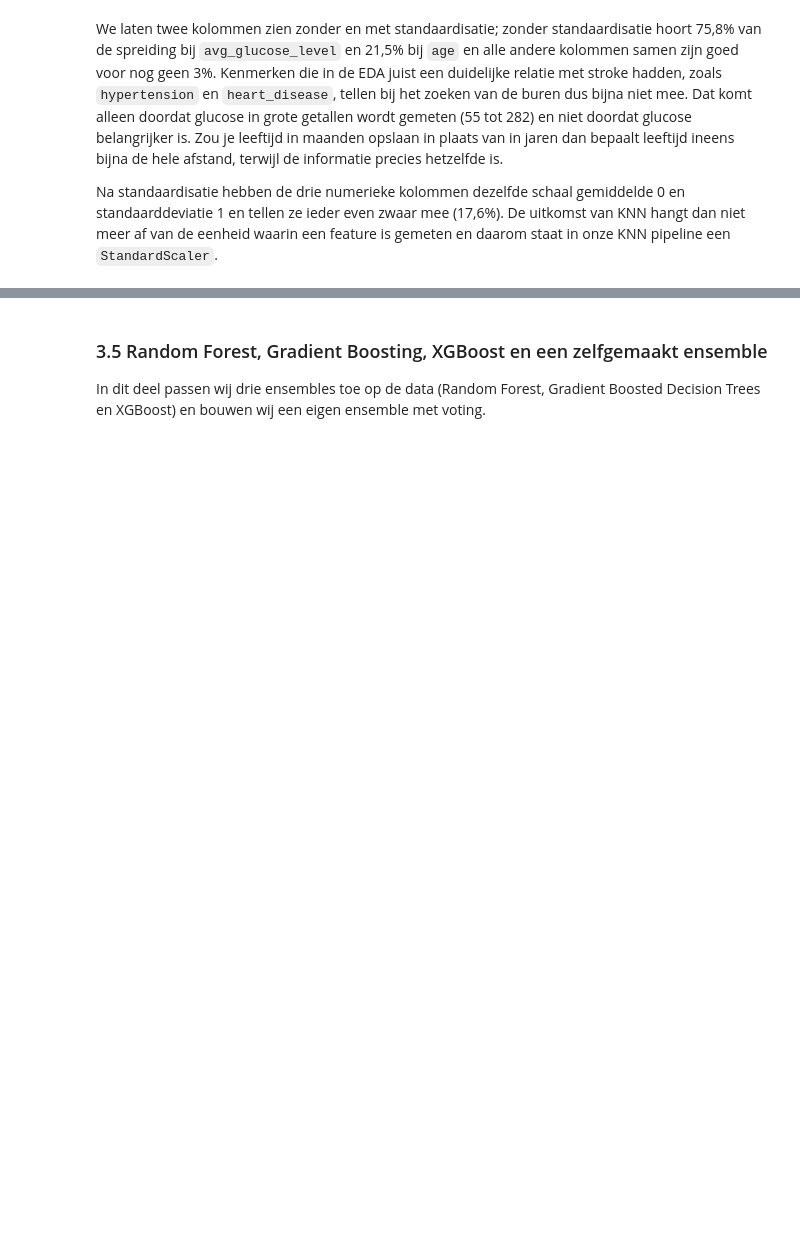
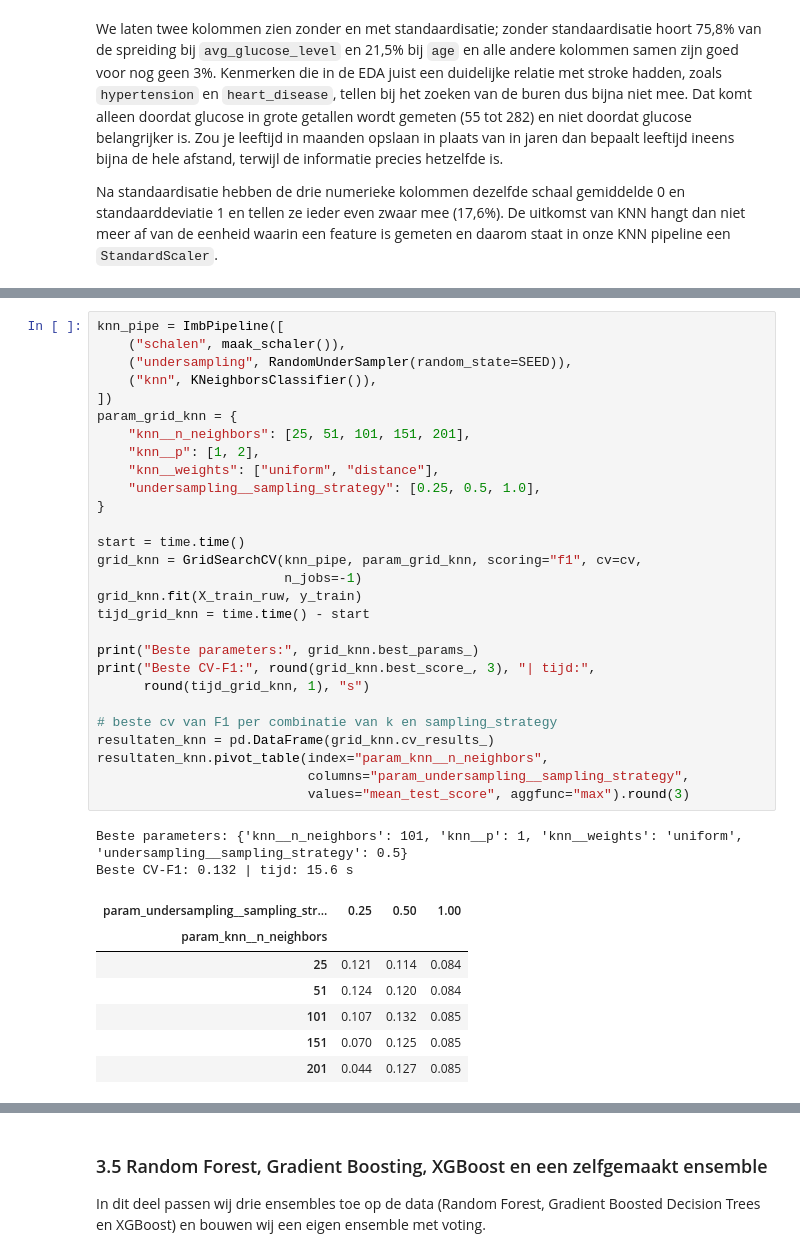
Before and after one commit to AlishaSR2k5/Machine-Learning-Portfolio-1, a Jupyter notebook: portfolio_opdracht_stroke.ipynb, the cells around one changed output, grey strips where cells are left out. Saved outputs shown, nothing was run; the diff lists cells and outputs as text; blank space fills up the shorter version.

```diff
--- a/portfolio_opdracht_stroke.ipynb
+++ b/portfolio_opdracht_stroke.ipynb
@@ -877,0 +1004,38 @@ Na standaardisatie hebben de drie numerieke kolommen dezelfde schaal gemiddelde
+# %%
+knn_pipe = ImbPipeline([
+    ("schalen", maak_schaler()),
+    ("undersampling", RandomUnderSampler(random_state=SEED)),
+    ("knn", KNeighborsClassifier()),
+])
+param_grid_knn = {
+    "knn__n_neighbors": [25, 51, 101, 151, 201],
+    "knn__p": [1, 2],
+    "knn__weights": ["uniform", "distance"],
+    "undersampling__sampling_strategy": [0.25, 0.5, 1.0],
+}
+
+start = time.time()
+grid_knn = GridSearchCV(knn_pipe, param_grid_knn, scoring="f1", cv=cv,
+                        n_jobs=-1)
+grid_knn.fit(X_train_ruw, y_train)
+tijd_grid_knn = time.time() - start
+
+print("Beste parameters:", grid_knn.best_params_)
+print("Beste CV-F1:", round(grid_knn.best_score_, 3), "| tijd:",
+      round(tijd_grid_knn, 1), "s")
+
+# beste cv van F1 per combinatie van k en sampling_strategy
+resultaten_knn = pd.DataFrame(grid_knn.cv_results_)
+resultaten_knn.pivot_table(index="param_knn__n_neighbors",
+                           columns="param_undersampling__sampling_strategy",
+                           values="mean_test_score", aggfunc="max").round(3)
+# %% [output]
+Beste parameters: {'knn__n_neighbors': 101, 'knn__p': 1, 'knn__weights': 'uniform', 'undersampling__sampling_strategy': 0.5}
+Beste CV-F1: 0.132 | tijd: 15.6 s
+| param_undersampling__sampling_str... | 0.25 | 0.50 | 1.00 |
+| param_knn__n_neighbors |  |  |  |
+| 25 | 0.121 | 0.114 | 0.084 |
+| 51 | 0.124 | 0.120 | 0.084 |
+| 101 | 0.107 | 0.132 | 0.085 |
+| 151 | 0.070 | 0.125 | 0.085 |
+| 201 | 0.044 | 0.127 | 0.085 |
```
Also changed, not shown: parts of 16 cells of this notebook.
